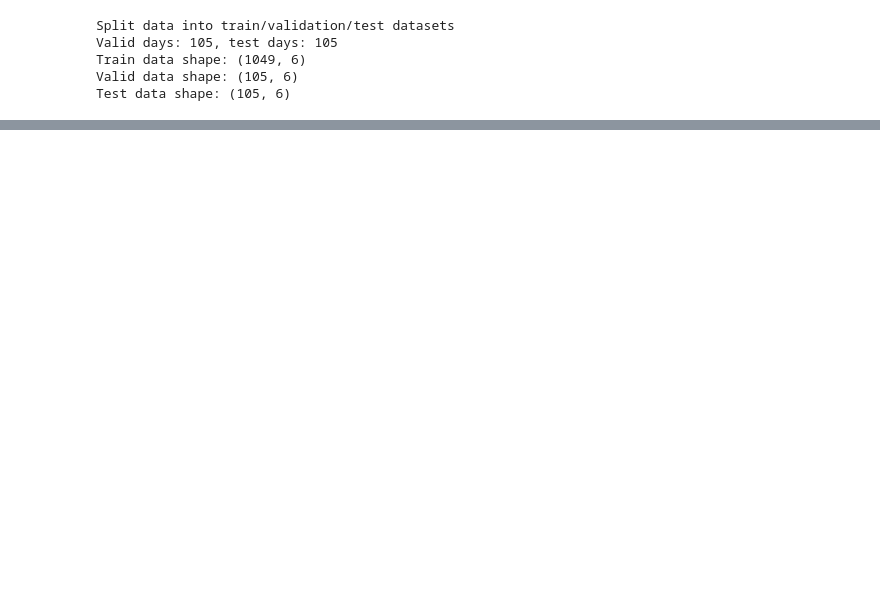
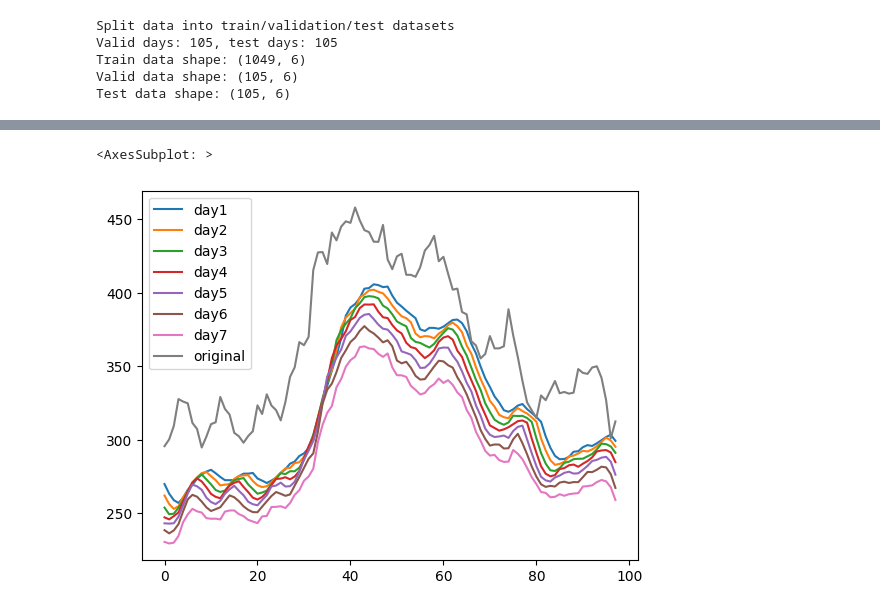
Before and after one commit to nick0lay/nd189-ml-capstone-project, a Jupyter notebook: model-training.ipynb, the cells around one changed output, grey strips where cells are left out. Drawn from its saved outputs; the diff is of its cells as text; code cells hidden in the pictures; blank space fills up the shorter version.

```diff
--- a/model-training.ipynb
+++ b/model-training.ipynb
@@ -667,14 +644,13 @@ result.plot()
 # %%
 # several days prediction
 # number of days to predict
-days = 2
+days = 7
 # original value
 original = np.array([])
 # predictions, entire interval prediction based on previously predicted data
 predictions = None
 
 # generate predicted data
-target_len = 1
 for i in range(seq_len, len(test) + 1):
     x_seq = test['Adj Close'][i-seq_len:i-target_len]
     y_seq = test['Adj Close'][i-target_len:i]
@@ -684,8 +660,9 @@ for i in range(seq_len, len(test) + 1):
     days_predictions = np.array([])
     for day_index in range(days):
         x = np.expand_dims(x, axis=1)
+        x = np.expand_dims(x, axis=0)
         x_json = json.dumps(x.tolist())
-        predicted_price = predictor.predict(stock_input)
+        predicted_price = predictor.predict(x_json)
         days_predictions = np.append(days_predictions, np.array(predicted_price).squeeze())
         # adjust x
         x = np.append(x, np.array(predicted_price).squeeze())[1:]
@@ -695,6 +672,9 @@ for i in range(seq_len, len(test) + 1):
     else:
         predictions = np.vstack((predictions, days_predictions))
 # %%
-result = pd.DataFrame(predictions, columns=['day1', 'day2'])
+result = pd.DataFrame(predictions, columns=['day1', 'day2', 'day3', 'day4', 'day5', 'day6', 'day7'])
 result['original'] = original
 result.plot()
+# %% [output]
+<AxesSubplot: >
+[figure, added]
```
Also changed, not shown: parts of 26 cells of this notebook, 10 other files.
